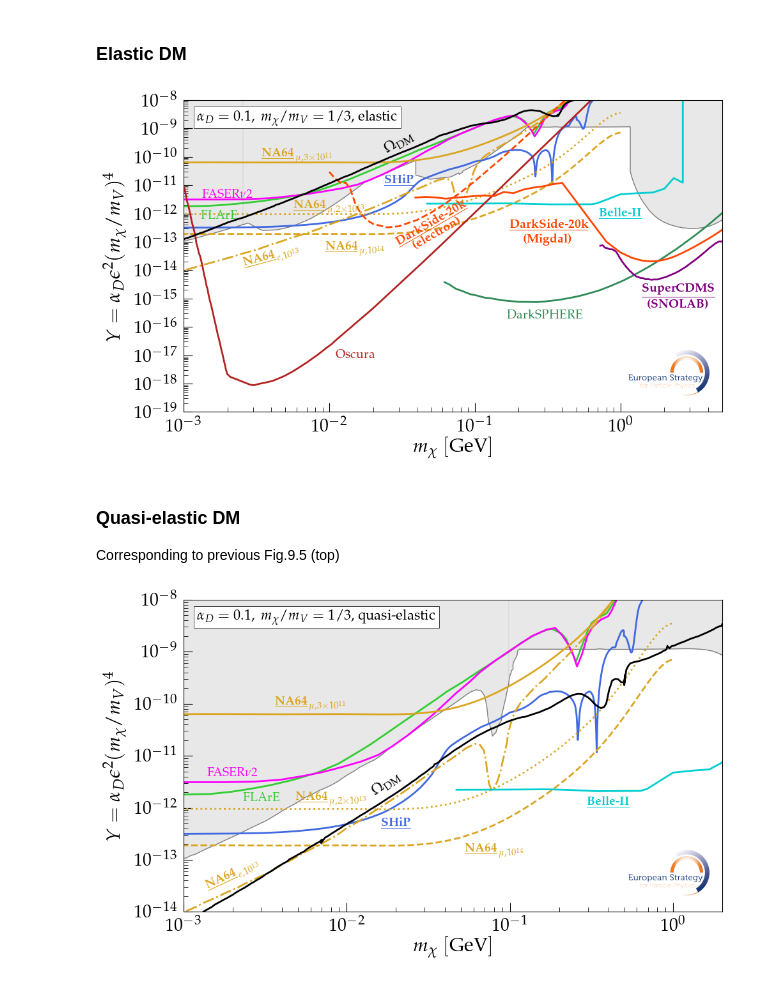
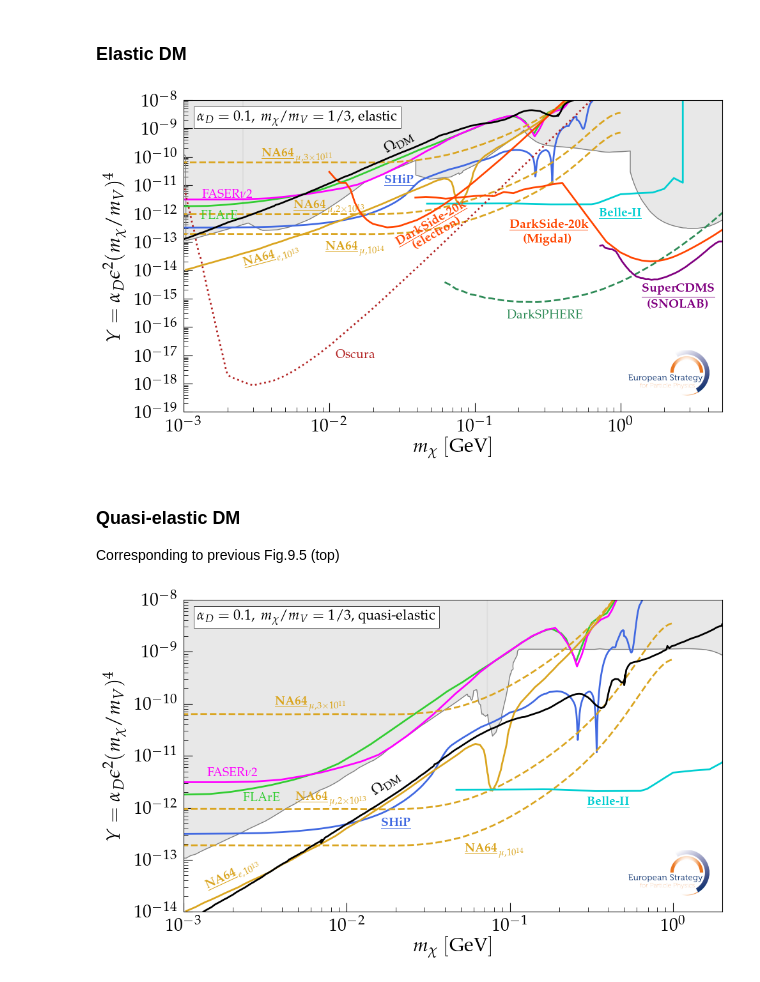
Before and after one commit to ESPP2026-PPG/Quasi-elastic-DM, a Jupyter notebook: Quasi-elastic-DM.ipynb, the cells around one changed output. Cells and saved outputs as stored; diff of their text form; code cells hidden in the pictures.

Commit message:
Quasi-elastic DM plots updated; now with NA62

```diff
--- a/Quasi-elastic-DM.ipynb
+++ b/Quasi-elastic-DM.ipynb
@@ -94,17 +94,17 @@ plt.fill_between(df_Const['mass'],df_Const['coupling'], 1,color='lightgray',alph
 plt.plot(df_FLARE['mass'],df_FLARE['coupling'],color=lcFLArE)
 plt.plot(df_FASERnu2['mass'],df_FASERnu2['coupling'],color=lcFASER)
 plt.plot(df_SHiP['mass'],df_SHiP['coupling'],color=lcSHiP)
-plt.plot(df_NA64mu3e11['mass'],df_NA64mu3e11['coupling'],color=lcNA64)
-plt.plot(df_NA64mu2e13['mass'],df_NA64mu2e13['coupling'],color=lcNA64,ls=':')
+plt.plot(df_NA64mu3e11['mass'],df_NA64mu3e11['coupling'],color=lcNA64,ls='--')
+plt.plot(df_NA64mu2e13['mass'],df_NA64mu2e13['coupling'],color=lcNA64,ls='--')
 plt.plot(df_NA64mu1e14['mass'],df_NA64mu1e14['coupling'],color=lcNA64,ls='--')
-plt.plot(df_NA64e1e13['mass'],df_NA64e1e13['coupling'],color=lcNA64,ls='-.')
+plt.plot(df_NA64e1e13['mass'],df_NA64e1e13['coupling'],color=lcNA64)
 plt.plot(df_Belle2['mass'],df_Belle2['coupling'],color=lcBelle2)
 
-plt.plot(df_Oscura['mass'],df_Oscura['coupling'],color=lcOscura)
-plt.plot(df_DarkSPHERE['mass'],df_DarkSPHERE['coupling'],color=lcDarkSPHERE)
+plt.plot(df_Oscura['mass'],df_Oscura['coupling'],color=lcOscura,ls=':') # Oscura linestyle changed
+plt.plot(df_DarkSPHERE['mass'],df_DarkSPHERE['coupling'],color=lcDarkSPHERE,ls='--')
 plt.plot(df_SuperCDMS['mass'],df_SuperCDMS['coupling'],color=lcSuperCDMS)
 plt.plot(df_DarkSide20kMigdal['mass'],df_DarkSide20kMigdal['coupling'],color=lcDarkSide)
-plt.plot(df_DarkSide20kDMe['mass'],df_DarkSide20kDMe['coupling'],color=lcDarkSide,ls='--')
+plt.plot(df_DarkSide20kDMe['mass'],df_DarkSide20kDMe['coupling'],color=lcDarkSide)
 
 ## Relic target ##
 plt.plot(df_RelicScalar['mass'],df_RelicScalar['coupling'],color='black')
@@ -113,34 +113,34 @@ plt.plot(df_RelicScalar['mass'],df_RelicScalar['coupling'],color='black')
 plt.text(1.75e-3,8.e-13,r'{FLArE}',fontsize=14,color=lcFLArE,ha='center',va='center')
 plt.text(2e-3,4.5e-12,r'{FASER${\nu}$2}',fontsize=14,color=lcFASER,ha='center',va='center')
 plt.text(3e-2,1.5e-11,r'{\bf \underline{SHiP}}',fontsize=14,color=lcSHiP,ha='center',va='center')
 plt.text(1,1.e-12,r'{\bf \underline{Belle-II}}',fontsize=14,color=lcBelle2,ha='center',va='center')
 plt.text(6e-3,1.2e-10,r'{\bf \underline{NA64}$_{\,\mu,3\times 10^{11}}$}',fontsize=14,color=lcNA64,ha='center',va='center')
 plt.text(1e-2,1.75e-12,r'{\bf \underline{NA64}$_{\,\mu,2\times 10^{13}}$}',fontsize=14,color=lcNA64,ha='center',va='center')
 plt.text(1.5e-2,6.e-14,r'{\bf \underline{NA64}$_{\,\mu,10^{14}}$}',fontsize=14,color=lcNA64,ha='center',va='center')
 plt.text(4e-3,3.e-14,r'{\bf \underline{NA64}$_{\,e,10^{13}}$}',fontsize=14,rotation=15,color=lcNA64,ha='center',va='center')
 plt.text(1.5e-2,1.e-17,r'{Oscura}',fontsize=14,color=lcOscura,ha='center',va='center')
 plt.text(3.e-1,2.5e-16,r'{DarkSPHERE}',fontsize=14,color=lcDarkSPHERE,ha='center',va='center')
 plt.text(2.5,2.e-15,r'{\bf \underline{SuperCDMS}}',fontsize=14,color=lcSuperCDMS,ha='center',va='center')
 plt.text(2.5,6.e-16,r'{\bf (SNOLAB)}',fontsize=14,color=lcSuperCDMS,ha='center',va='center')
 plt.text(3.2e-1,4e-13,r'{\bf \underline{DarkSide-20k}}',fontsize=14,color=lcDarkSide,ha='center',va='center')
 plt.text(3.2e-1,1.25e-13,r'{\bf (Migdal)}',fontsize=14,color=lcDarkSide,ha='center',va='center')
 plt.text(5.e-2,4.5e-13,r'{\bf \underline{DarkSide-20k}}',fontsize=14,rotation=30,color=lcDarkSide,ha='center',va='center')
 plt.text(5.5e-2,2.e-13,r'{\bf (electron)}',fontsize=14,rotation=30,color=lcDarkSide,ha='center',va='center')
 
 plt.text(3e-2,3e-10,r'$\Omega_\mathrm{DM}$',fontsize=16,rotation=30,color='black',ha='center',va='center')
 
 ## ESPPU logo ##
 img = mpimg.imread("ESPP-logo-2025-color@3x.png")
 inset_ax = ax.inset_axes([0.825, 0.05, 0.15, 0.15])  # x0, y0, 15% width & height
 inset_ax.imshow(img)
 inset_ax.axis('off')
 #plt.text(6.e-1,2.e-14,r'{\bf ESPP 2026: Preliminary}',fontsize=16,rotation=0,color='black',ha='center',va='center')
 
 #plt.legend(fontsize=14, loc = 'lower right')
 plt.tight_layout()
 plt.savefig('Plots/ElasticDM.pdf',dpi=1000)
 # %% [output]
-[figure, old version]
+[figure, new version]
 # %% [markdown]
 ### Quasi-elastic DM
 Corresponding to previous Fig.9.5 (top)
@@ -192,10 +192,10 @@ plt.fill_between(df_Const['mass'],df_Const['coupling'], 1,color='lightgray',alph
 plt.plot(df_FLARE['mass'],df_FLARE['coupling'],color=lcFLArE)
 plt.plot(df_FASERnu2['mass'],df_FASERnu2['coupling'],color=lcFASER)
 plt.plot(df_SHiP['mass'],df_SHiP['coupling'],color=lcSHiP)
-plt.plot(df_NA64mu3e11['mass'],df_NA64mu3e11['coupling'],color=lcNA64)
-plt.plot(df_NA64mu2e13['mass'],df_NA64mu2e13['coupling'],color=lcNA64,ls=':')
+plt.plot(df_NA64mu3e11['mass'],df_NA64mu3e11['coupling'],color=lcNA64, ls='--')
+plt.plot(df_NA64mu2e13['mass'],df_NA64mu2e13['coupling'],color=lcNA64,ls='--')
 plt.plot(df_NA64mu1e14['mass'],df_NA64mu1e14['coupling'],color=lcNA64,ls='--')
-plt.plot(df_NA64e1e13['mass'],df_NA64e1e13['coupling'],color=lcNA64,ls='-.')
+plt.plot(df_NA64e1e13['mass'],df_NA64e1e13['coupling'],color=lcNA64)
 plt.plot(df_Belle2['mass'],df_Belle2['coupling'],color=lcBelle2)
 
 ## Relic target ##
@@ -224,4 +224,4 @@ inset_ax.axis('off')
 plt.tight_layout()
 plt.savefig('Plots/QuasiElasticDM.pdf',dpi=1000)
 # %% [output]
-[figure, old version]
+[figure, new version]
```
Also changed, not shown: 1 other file.
